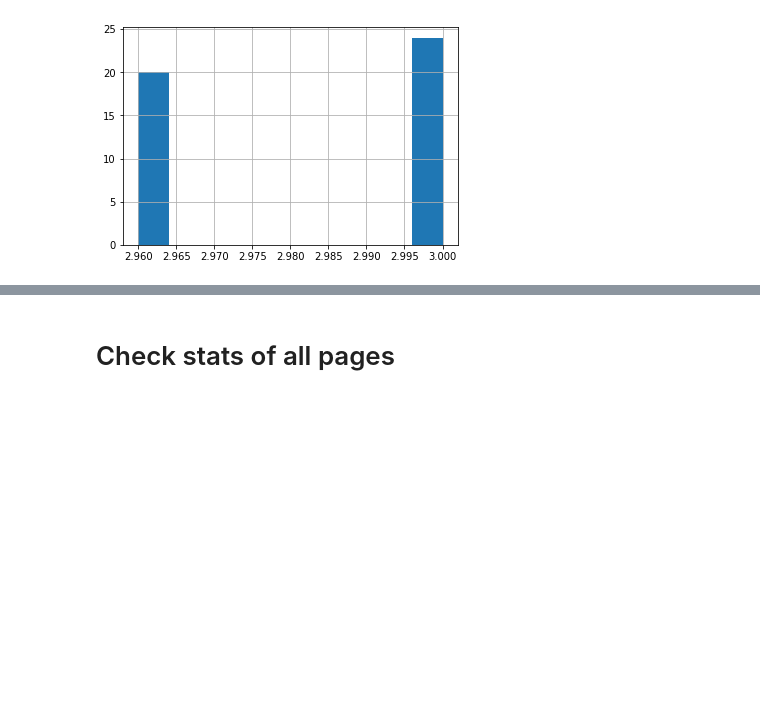
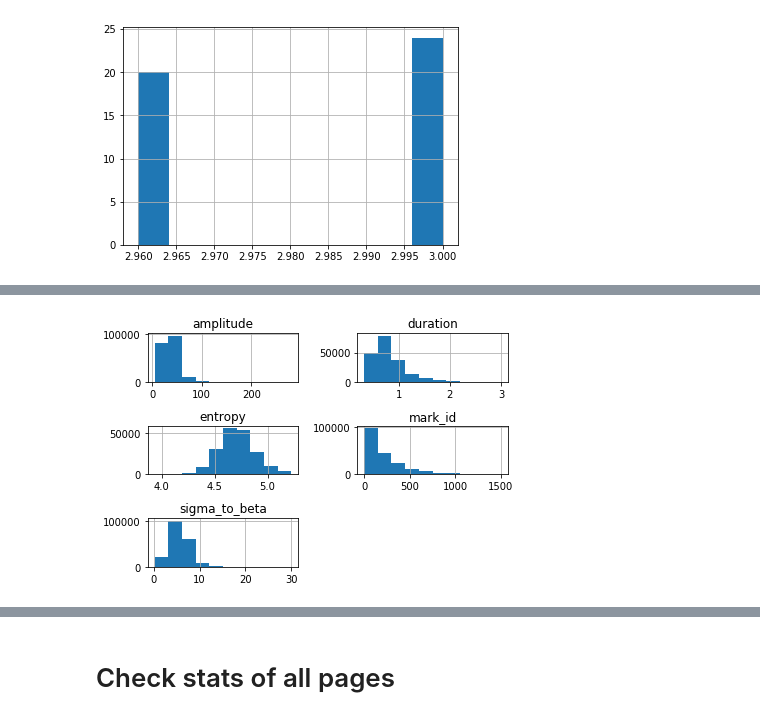
Before and after one commit to nicolasigor/sleep-rnn, a Jupyter notebook: figs_thesis/2021_eda_nsrr_page_exclusion.ipynb, the cells around one changed output, grey strips where cells are left out. Saved outputs shown, nothing was run; the diff lists cells and outputs as text; code cells hidden in the pictures; blank space fills up the shorter version.

```diff
--- a/figs_thesis/2021_eda_nsrr_page_exclusion.ipynb
+++ b/figs_thesis/2021_eda_nsrr_page_exclusion.ipynb
@@ -451,0 +579,6 @@ subtable.amplitude.hist()
+# %%
+table_byevent.hist()
+plt.tight_layout()
+plt.show()
+# %% [output]
+[figure, added]
```
Also changed, not shown: parts of 8 cells of this notebook.
